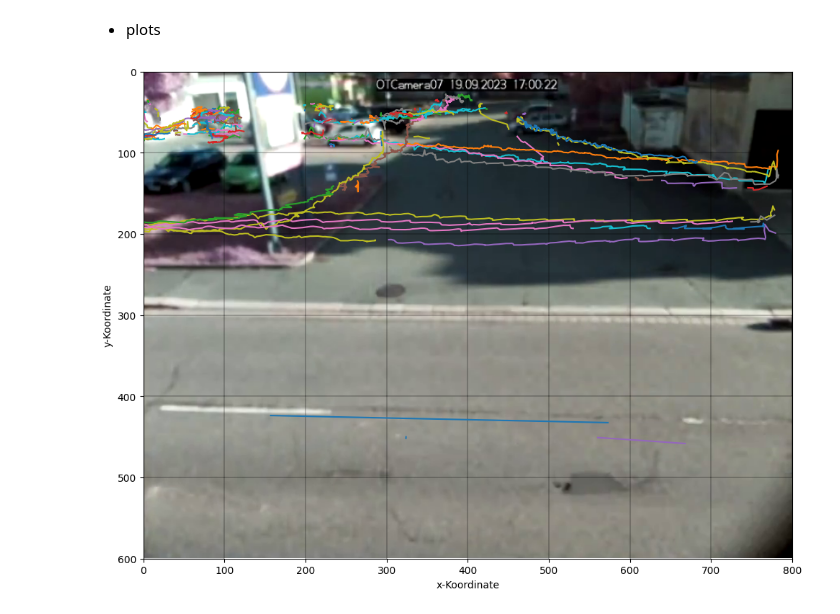
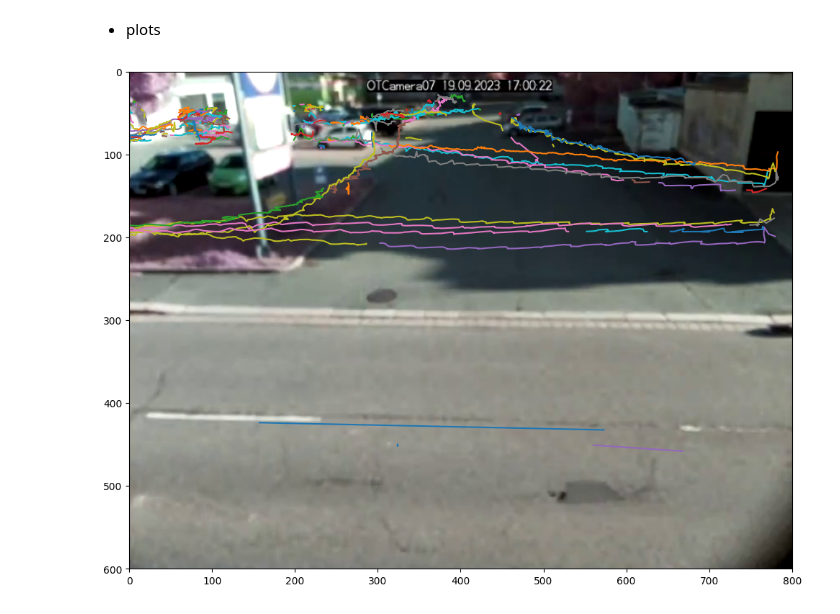
Before and after one commit to jobremer/OTVision, a Jupyter notebook: convert_tracks/testing.ipynb, the cells around one changed output. Cells and saved outputs as stored; diff of their text form; code cells hidden in the pictures.

```diff
--- a/convert_tracks/testing.ipynb
+++ b/convert_tracks/testing.ipynb
@@ -212,27 +212,27 @@ test['BB_unten_y'] = test['y'] + (test['h'] / 2)
 # %%
 data = test#[test['track-length'] <= 500]
 Quadranten = pd.DataFrame(
     {'x': [0,0,100,100, 200,200,300,300,400,400,500,500,600,600,700,700,800,800,0,0,800,800,0,0,800,800,0],
      'y': [0,600,600,0, 0,600,600,0,    0,600,600,0,    0,600,600,0,    0,500,500,400,400,300,300,200,200,100,100],
      'track-id': [0,0,0,0,0,0,0,0,0,0,0,0,0,0,0,0,0,0,0,0,0,0,0,0,0,0,0]}
 )
 background = mpimg.imread(dirpath + "Screenshot.png")
-plt.plot(Quadranten['x'], Quadranten['y'], color='black',linewidth=0.3)
+# plt.plot(Quadranten['x'], Quadranten['y'], color='black',linewidth=0.3)
 grouped_df = data.groupby('track-id')
 for group_name, group_df in grouped_df:
     x = group_df['x']
     y = group_df['y']
     plt.plot(x, y, label=f'Track ID: {group_name}')
 
-plt.rcParams["figure.figsize"] = [10, 10]
-plt.rcParams["figure.autolayout"] = True
-plt.xlabel('x-Koordinate')
-plt.ylabel('y-Koordinate')
+plt.rcParams["figure.figsize"] = [10, 8]
+# plt.rcParams["figure.autolayout"] = True
+# plt.xlabel('x-Koordinate')
+# plt.ylabel('y-Koordinate')
 plt.xlim(0, 800)
 plt.ylim(0, 600)
 plt.gca().invert_yaxis()
 plt.imshow(background)
-# plt.savefig("test.svg")
+plt.savefig("Z:/Masterthesis/Images/04_Trajektorienfragmentation.png")
 plt.show()
 # %% [output]
-[figure, old version]
+[figure, new version]
```
